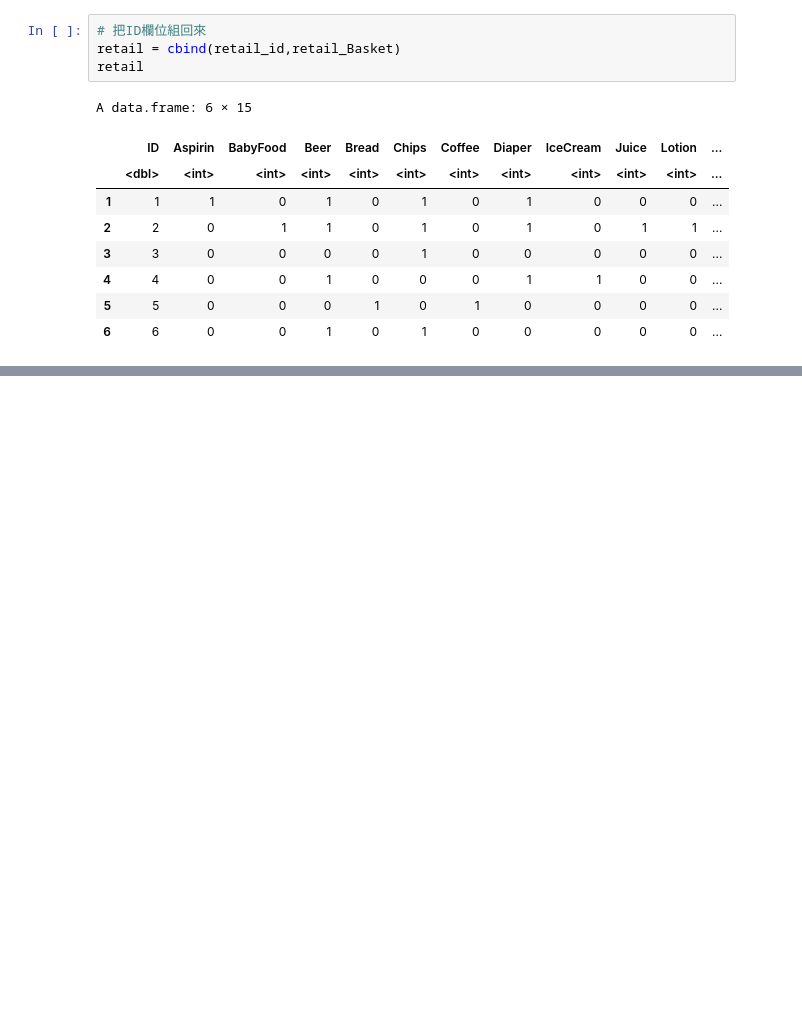
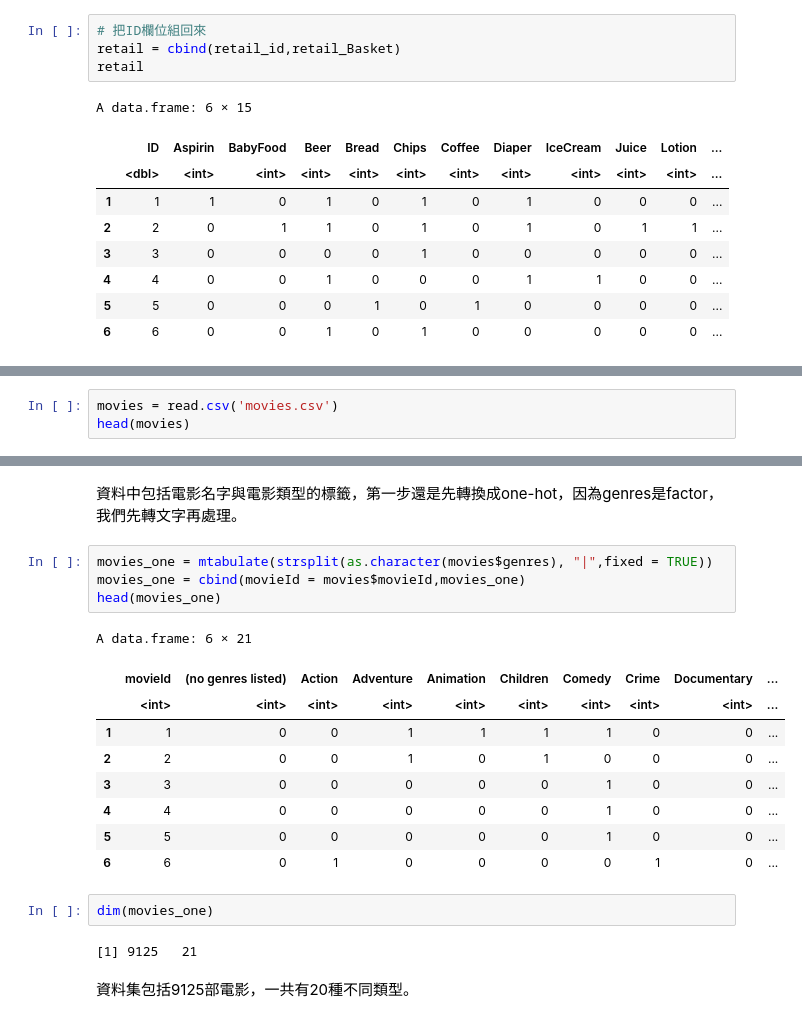
Before and after one commit to chia313339/Association_Rule, a Jupyter notebook: Association_Rule_R.ipynb, the cells around one changed output, grey strips where cells are left out. Cells and saved outputs as stored; diff of their text form; blank space fills up the shorter version.

```diff
--- a/Association_Rule_R.ipynb
+++ b/Association_Rule_R.ipynb
@@ -199,0 +188,3 @@ Error in discretize(x = c(1L, 0L, 0L, 0L, 0L, 0L)) :
+# %%
+movies = read.csv('movies.csv')
+head(movies)
@@ -199,0 +201,22 @@ Error in discretize(x = c(1L, 0L, 0L, 0L, 0L, 0L)) :
+# %% [markdown]
+資料中包括電影名字與電影類型的標籤，第一步還是先轉換成one-hot，因為genres是factor，我們先轉文字再處理。
+# %%
+movies_one = mtabulate(strsplit(as.character(movies$genres), "|",fixed = TRUE))
+movies_one = cbind(movieId = movies$movieId,movies_one)
+head(movies_one)
+# %% [output]
+A data.frame: 6 × 21
+|  | movieId | (no genres listed) | Action | Adventure | Animation | Children | Comedy | Crime | Documentary | ... |
+|  | <int> | <int> | <int> | <int> | <int> | <int> | <int> | <int> | <int> | ... |
+| 1 | 1 | 0 | 0 | 1 | 1 | 1 | 1 | 0 | 0 | ... |
+| 2 | 2 | 0 | 0 | 1 | 0 | 1 | 0 | 0 | 0 | ... |
+| 3 | 3 | 0 | 0 | 0 | 0 | 0 | 1 | 0 | 0 | ... |
+| 4 | 4 | 0 | 0 | 0 | 0 | 0 | 1 | 0 | 0 | ... |
+| 5 | 5 | 0 | 0 | 0 | 0 | 0 | 1 | 0 | 0 | ... |
+| 6 | 6 | 0 | 1 | 0 | 0 | 0 | 0 | 1 | 0 | ... |
+# %%
+dim(movies_one)
+# %% [output]
+[1] 9125   21
+# %% [markdown]
+資料集包括9125部電影，一共有20種不同類型。
```
Also changed, not shown: parts of 15 cells of this notebook.
